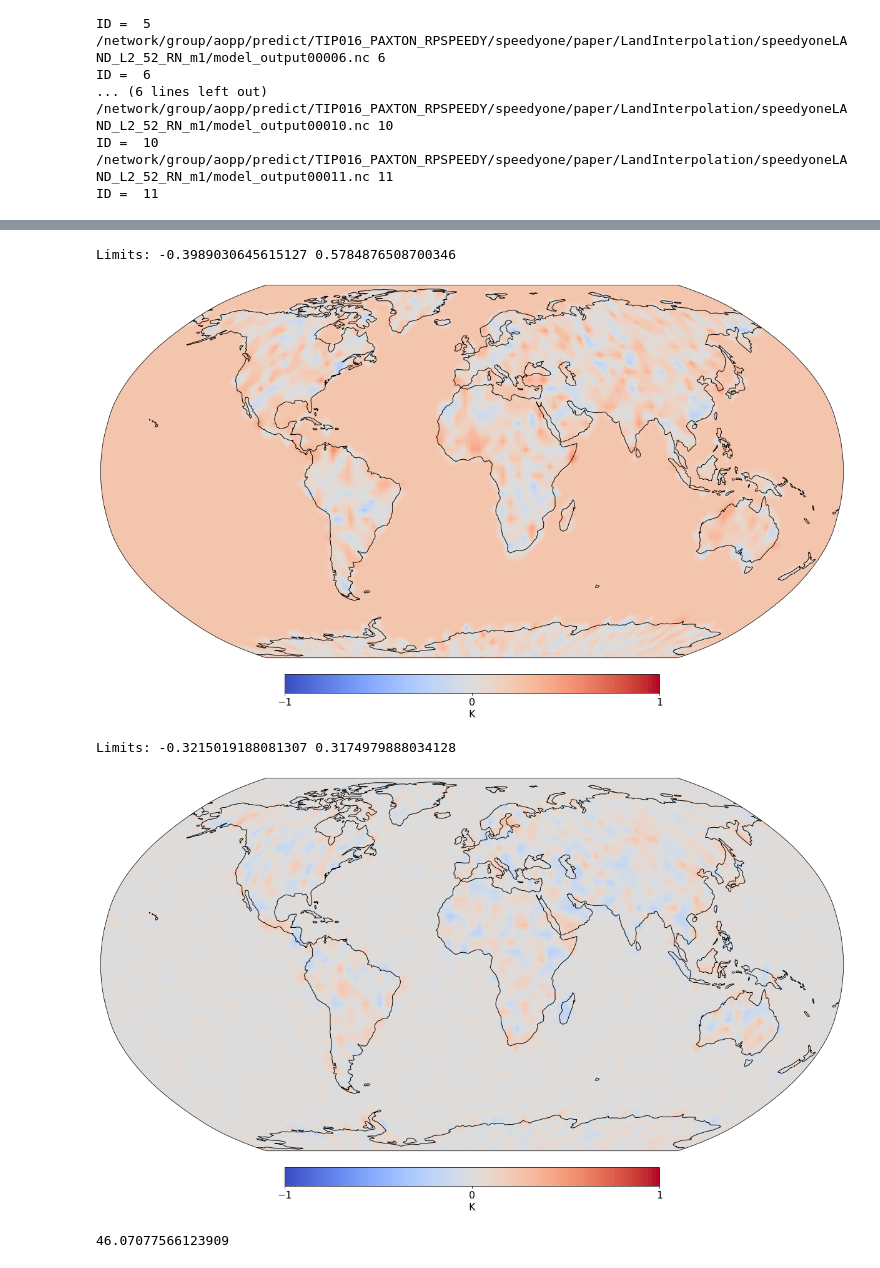
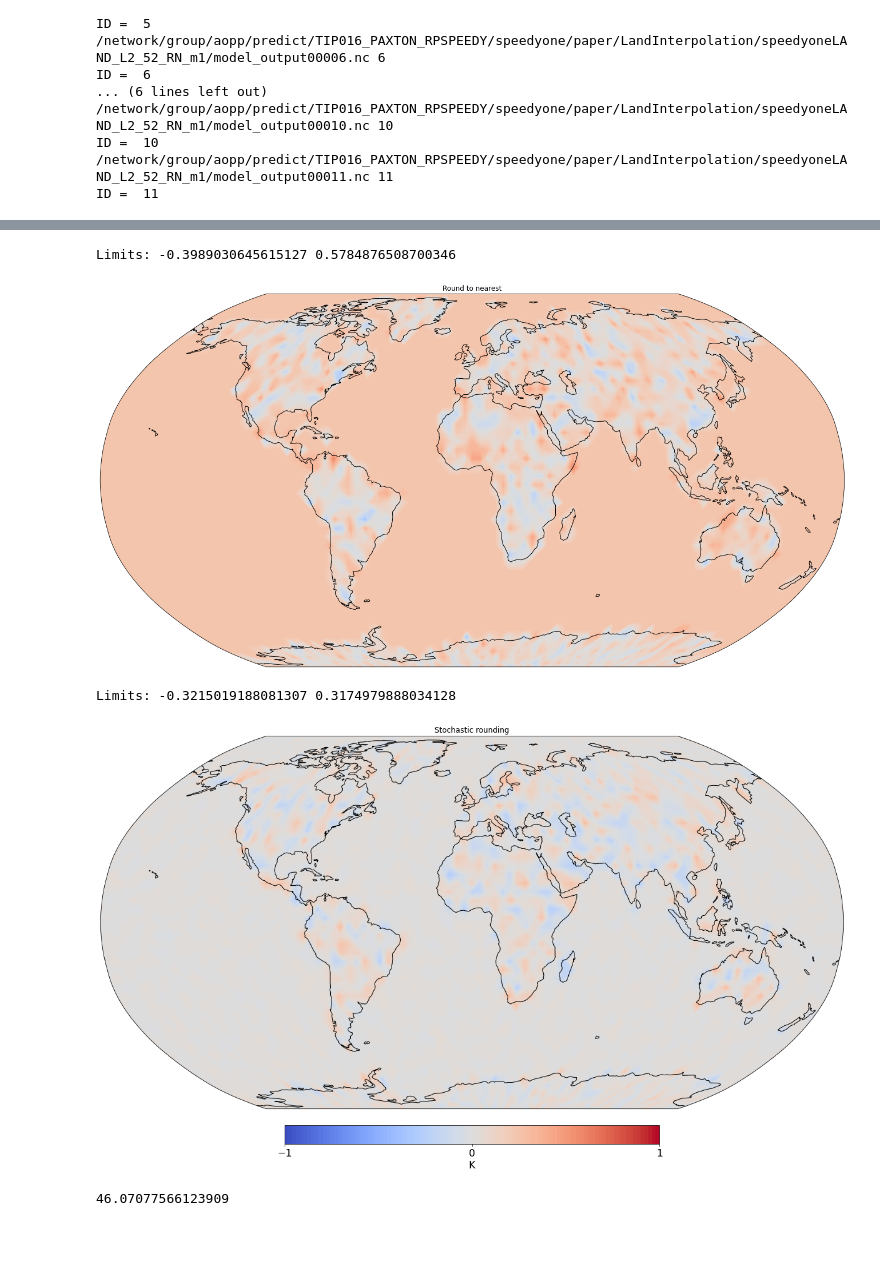
Before and after one commit to tomkimpson/speedy-1, a Jupyter notebook: jupyter_notebooks/4.InterpolationErrors_Land.ipynb, the cells around one changed output, grey strips where cells are left out. Drawn from its saved outputs; the diff is of its cells as text; code cells hidden in the pictures; blank space fills up the shorter version.

Commit message:
interpolation plots

```diff
--- a/jupyter_notebooks/4.InterpolationErrors_Land.ipynb
+++ b/jupyter_notebooks/4.InterpolationErrors_Land.ipynb
@@ -343,16 +368,16 @@ df_pivot_averaged = df_pivot_averaged.reset_index()
 # %%
 RN10 = df_pivot_averaged.query('precision == "10_RN"')
 # %%
-RobinsonPlotDev(RN10,plt.cm.coolwarm,-1, 1,nlevs=100,savefig=None,show_cbar=True)
+RobinsonPlotDev(RN10,plt.cm.coolwarm,-1, 1,nlevs=100,savefig='figs/land_interpolation_RN.png',title = 'Round to nearest', show_cbar=False)
 # %% [output]
 Limits: -0.3989030645615127 0.5784876508700346
-[figure, old version]
+[figure, new version]
 # %%
 SR10 = df_pivot_averaged.query('precision == "10_SR"')
-RobinsonPlotDev(SR10,plt.cm.coolwarm,-1, 1,nlevs=100,savefig=None,show_cbar=True)
+RobinsonPlotDev(SR10,plt.cm.coolwarm,-1, 1,nlevs=100,savefig='figs/land_interpolation_SR.png',title = 'Stochastic rounding', show_cbar=True)
 # %% [output]
 Limits: -0.3215019188081307 0.3174979888034128
-[figure, old version]
+[figure, new version]
 # %%
 SR10.delta.sum()
 # %% [output]
```
Also changed, not shown: parts of 2 cells of this notebook, 6 other files.
